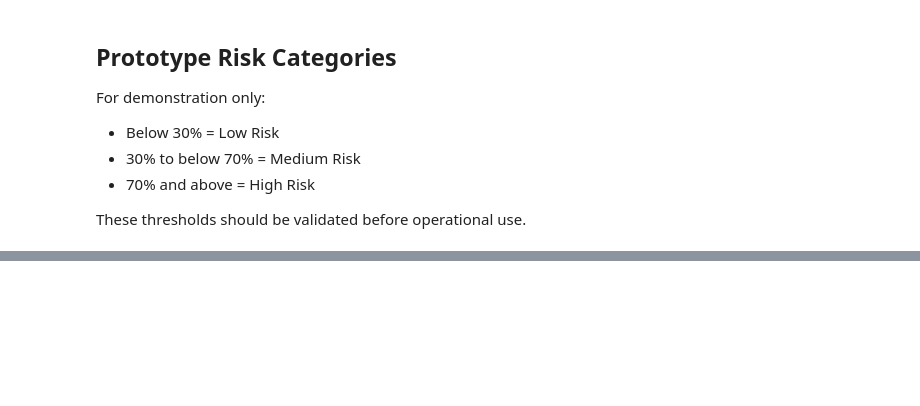
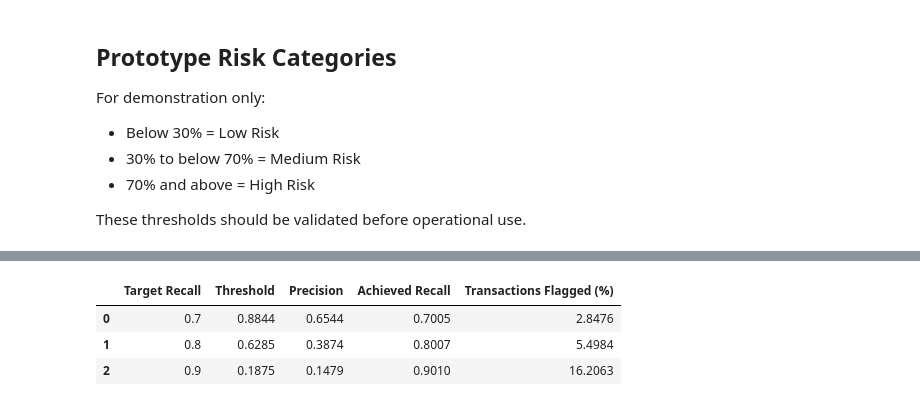
Before and after one commit to telvinpaul1/finlora_fraud_detection_and_risk_scoring, a Jupyter notebook: models/Finlora_Model_Dev.ipynb, the cells around one changed output, grey strips where cells are left out. Drawn from its saved outputs; the diff is of its cells as text; code cells hidden in the pictures; blank space fills up the shorter version.

```diff
--- a/models/Finlora_Model_Dev.ipynb
+++ b/models/Finlora_Model_Dev.ipynb
@@ -686,0 +866,48 @@ Name: count, dtype: int64
+# %%
+# For  Logistic Regression
+precision, recall, thresholds = precision_recall_curve(
+    y_test,
+    y_proba_lr
+)
+
+results = []
+
+for target in [0.70, 0.80, 0.90]:
+
+    valid_indices = np.where(recall[:-1] >= target)[0]
+
+    if len(valid_indices) > 0:
+
+        index = valid_indices[-1]
+
+        threshold = thresholds[index]
+
+        y_pred_threshold = (y_proba_lr >= threshold).astype(int)
+
+        tp = ((y_test == 1) & (y_pred_threshold == 1)).sum()
+        fp = ((y_test == 0) & (y_pred_threshold == 1)).sum()
+        fn = ((y_test == 1) & (y_pred_threshold == 0)).sum()
+
+        precision_value = tp / (tp + fp) if (tp + fp) > 0 else 0
+        recall_value = tp / (tp + fn) if (tp + fn) > 0 else 0
+
+        flagged_percentage = (
+            y_pred_threshold.sum() / len(y_pred_threshold)
+        ) * 100
+
+        results.append({
+            "Target Recall": target,
+            "Threshold": threshold,
+            "Precision": precision_value,
+            "Achieved Recall": recall_value,
+            "Transactions Flagged (%)": flagged_percentage
+        })
+
+lr_recall_results = pd.DataFrame(results)
+
+display(lr_recall_results.round(4))
+# %% [output]
+|  | Target Recall | Threshold | Precision | Achieved Recall | Transactions Flagged (%) |
+| 0 | 0.7 | 0.8844 | 0.6544 | 0.7005 | 2.8476 |
+| 1 | 0.8 | 0.6285 | 0.3874 | 0.8007 | 5.4984 |
+| 2 | 0.9 | 0.1875 | 0.1479 | 0.9010 | 16.2063 |
```
Also changed, not shown: parts of 22 cells of this notebook, 9 other files.
